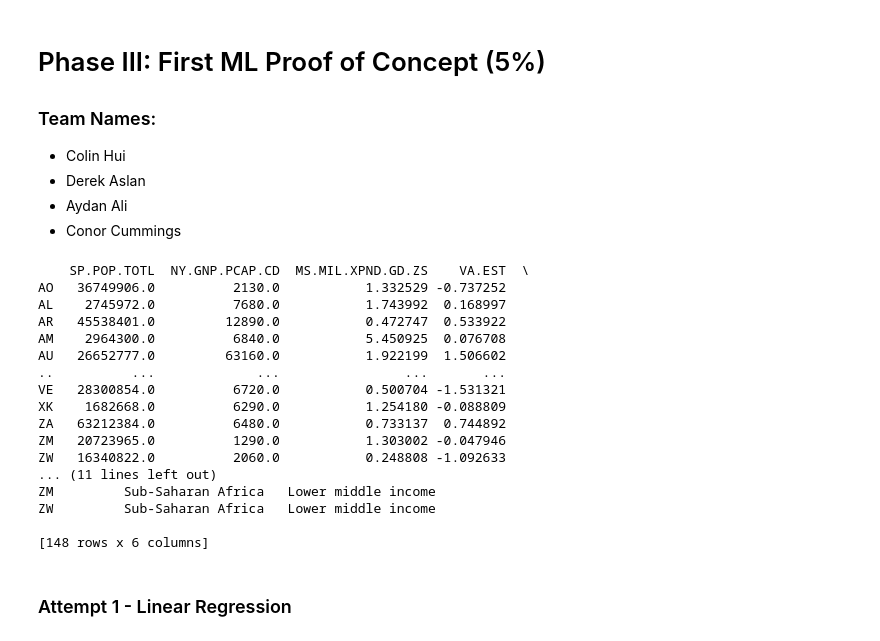
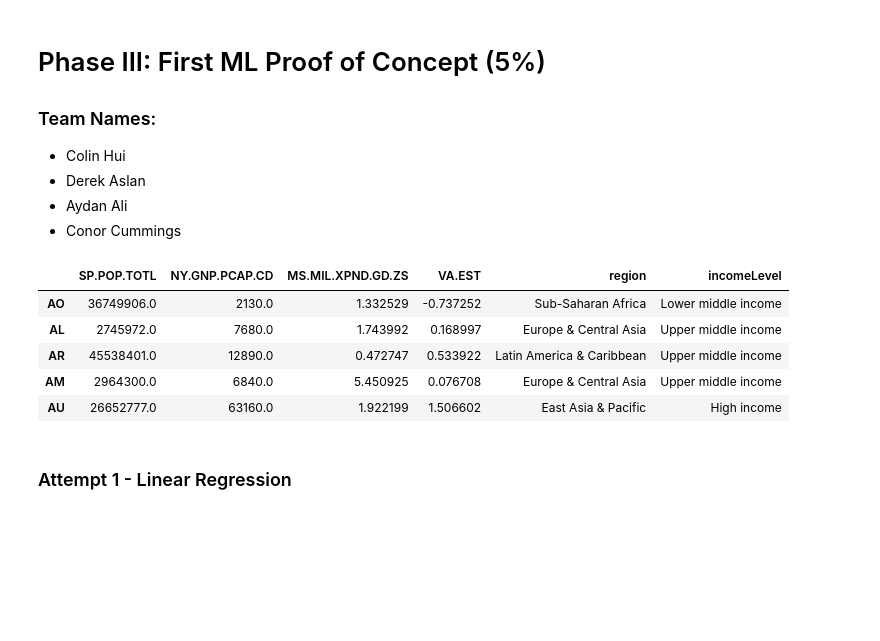
Before and after one commit to c0linhu1/Analyzing-Global-Well-Being-Through-Economic-and-Political-Indicators, a Jupyter notebook: PHASES/PHASE3.ipynb, the cells around one changed output. Drawn from its saved outputs; the diff is of its cells as text; code cells hidden in the pictures; blank space fills up the shorter version.

```diff
--- a/PHASES/PHASE3.ipynb
+++ b/PHASES/PHASE3.ipynb
@@ -67,25 +67,14 @@ def clean_data(original_csv):
     return df_clean
 # %%
 df = clean_data('world_bank_data_2023.csv')
-print(df)
+df.head()
 # %% [output]
-    SP.POP.TOTL  NY.GNP.PCAP.CD  MS.MIL.XPND.GD.ZS    VA.EST  \
-AO   36749906.0          2130.0           1.332529 -0.737252
-AL    2745972.0          7680.0           1.743992  0.168997
-AR   45538401.0         12890.0           0.472747  0.533922
-AM    2964300.0          6840.0           5.450925  0.076708
-AU   26652777.0         63160.0           1.922199  1.506602
-..          ...             ...                ...       ...
-VE   28300854.0          6720.0           0.500704 -1.531321
-XK    1682668.0          6290.0           1.254180 -0.088809
-ZA   63212384.0          6480.0           0.733137  0.744892
-ZM   20723965.0          1290.0           1.303002 -0.047946
-ZW   16340822.0          2060.0           0.248808 -1.092633
-... (11 lines left out)
-ZM         Sub-Saharan Africa   Lower middle income
-ZW         Sub-Saharan Africa   Lower middle income
-
-[148 rows x 6 columns]
+|  | SP.POP.TOTL | NY.GNP.PCAP.CD | MS.MIL.XPND.GD.ZS | VA.EST | region | incomeLevel |
+| AO | 36749906.0 | 2130.0 | 1.332529 | -0.737252 | Sub-Saharan Africa | Lower middle income |
+| AL | 2745972.0 | 7680.0 | 1.743992 | 0.168997 | Europe & Central Asia | Upper middle income |
+| AR | 45538401.0 | 12890.0 | 0.472747 | 0.533922 | Latin America & Caribbean | Upper middle income |
+| AM | 2964300.0 | 6840.0 | 5.450925 | 0.076708 | Europe & Central Asia | Upper middle income |
+| AU | 26652777.0 | 63160.0 | 1.922199 | 1.506602 | East Asia & Pacific | High income |
 # %% [markdown]
 ### Attempt 1 - Linear Regression
 # %%
```
